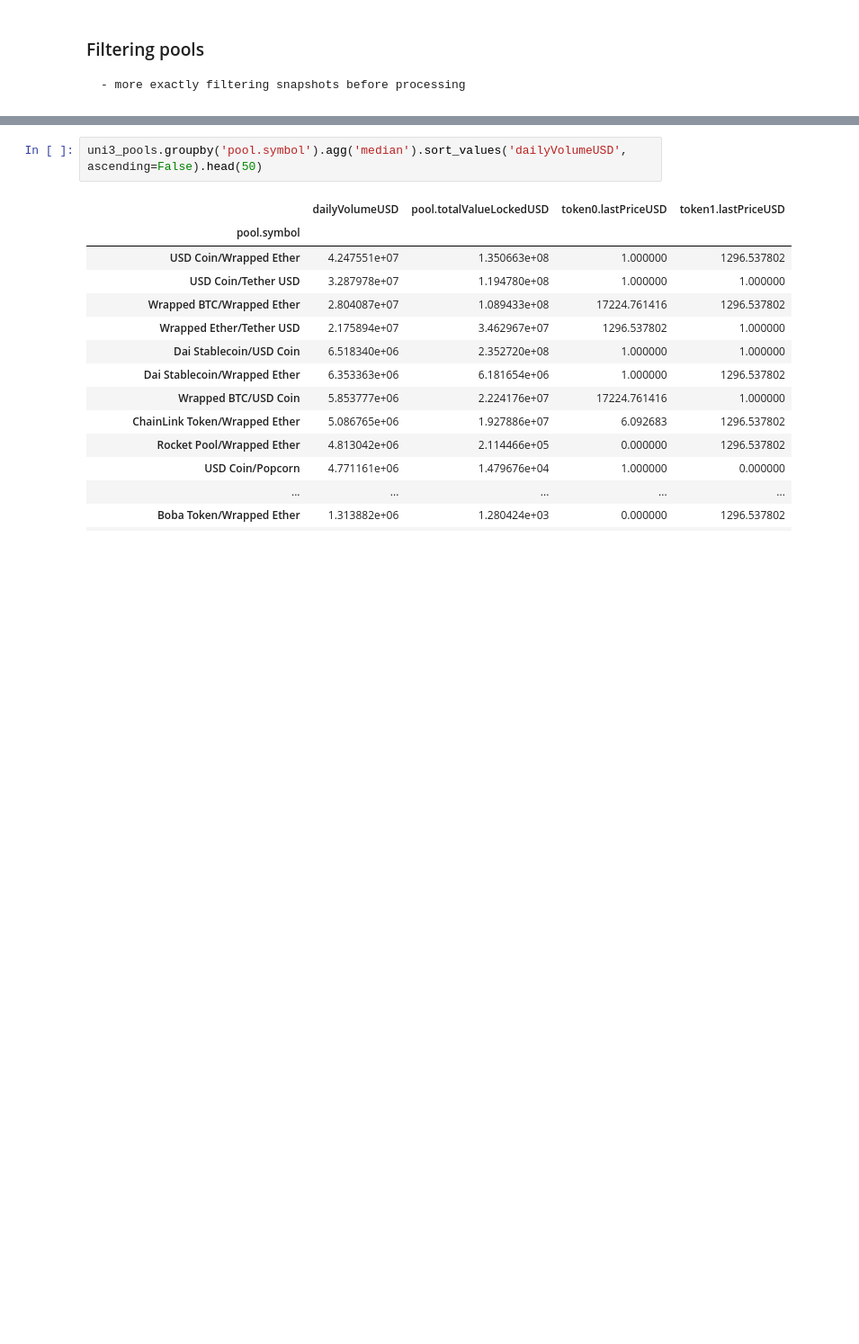
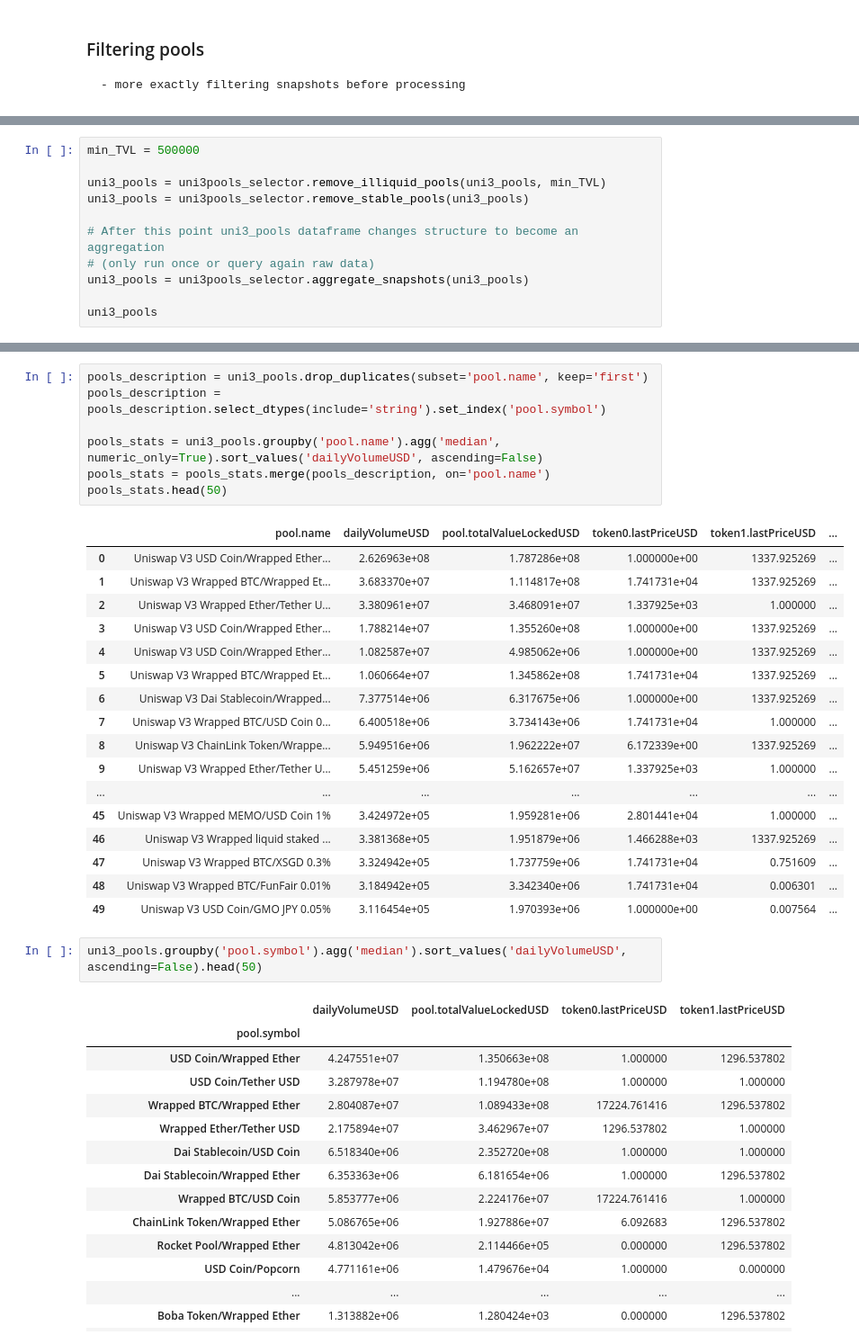
Before and after one commit to juliencarponcy/py0xcluster, a Jupyter notebook: notebooks/Pool_clustering.ipynb, the cells around one changed output, grey strips where cells are left out. Shown: that part at 90% size. Cells and saved outputs as stored; diff of their text form; blank space fills up the shorter version.

```diff
--- a/notebooks/Pool_clustering.ipynb
+++ b/notebooks/Pool_clustering.ipynb
@@ -120,0 +73,11 @@ uni3_pools.groupby('pool.symbol').agg('median').sort_values('dailyVolumeUSD', as
+# %%
+min_TVL = 500000
+
+uni3_pools = uni3pools_selector.remove_illiquid_pools(uni3_pools, min_TVL)
+uni3_pools = uni3pools_selector.remove_stable_pools(uni3_pools)
+
+# After this point uni3_pools dataframe changes structure to become an aggregation
+# (only run once or query again raw data)
+uni3_pools = uni3pools_selector.aggregate_snapshots(uni3_pools)
+
+uni3_pools
@@ -121,3 +100,28 @@ uni3_pools.groupby('pool.symbol').agg('median').sort_values('dailyVolumeUSD', as
+# %%
+pools_description = uni3_pools.drop_duplicates(subset='pool.name', keep='first')
+pools_description = pools_description.select_dtypes(include='string').set_index('pool.symbol')
+
+pools_stats = uni3_pools.groupby('pool.name').agg('median', numeric_only=True).sort_values('dailyVolumeUSD', ascending=False)
+pools_stats = pools_stats.merge(pools_description, on='pool.name')
+pools_stats.head(50)
+# %% [output]
+|  | pool.name | dailyVolumeUSD | pool.totalValueLockedUSD | token0.lastPriceUSD | token1.lastPriceUSD | ... |
+| 0 | Uniswap V3 USD Coin/Wrapped Ether... | 2.626963e+08 | 1.787286e+08 | 1.000000e+00 | 1337.925269 | ... |
+| 1 | Uniswap V3 Wrapped BTC/Wrapped Et... | 3.683370e+07 | 1.114817e+08 | 1.741731e+04 | 1337.925269 | ... |
+| 2 | Uniswap V3 Wrapped Ether/Tether U... | 3.380961e+07 | 3.468091e+07 | 1.337925e+03 | 1.000000 | ... |
+| 3 | Uniswap V3 USD Coin/Wrapped Ether... | 1.788214e+07 | 1.355260e+08 | 1.000000e+00 | 1337.925269 | ... |
+| 4 | Uniswap V3 USD Coin/Wrapped Ether... | 1.082587e+07 | 4.985062e+06 | 1.000000e+00 | 1337.925269 | ... |
+| 5 | Uniswap V3 Wrapped BTC/Wrapped Et... | 1.060664e+07 | 1.345862e+08 | 1.741731e+04 | 1337.925269 | ... |
+| 6 | Uniswap V3 Dai Stablecoin/Wrapped... | 7.377514e+06 | 6.317675e+06 | 1.000000e+00 | 1337.925269 | ... |
+| 7 | Uniswap V3 Wrapped BTC/USD Coin 0... | 6.400518e+06 | 3.734143e+06 | 1.741731e+04 | 1.000000 | ... |
+| 8 | Uniswap V3 ChainLink Token/Wrappe... | 5.949516e+06 | 1.962222e+07 | 6.172339e+00 | 1337.925269 | ... |
+| 9 | Uniswap V3 Wrapped Ether/Tether U... | 5.451259e+06 | 5.162657e+07 | 1.337925e+03 | 1.000000 | ... |
+| ... | ... | ... | ... | ... | ... | ... |
+| 45 | Uniswap V3 Wrapped MEMO/USD Coin 1% | 3.424972e+05 | 1.959281e+06 | 2.801441e+04 | 1.000000 | ... |
+| 46 | Uniswap V3 Wrapped liquid staked ... | 3.381368e+05 | 1.951879e+06 | 1.466288e+03 | 1337.925269 | ... |
+| 47 | Uniswap V3 Wrapped BTC/XSGD 0.3% | 3.324942e+05 | 1.737759e+06 | 1.741731e+04 | 0.751609 | ... |
+| 48 | Uniswap V3 Wrapped BTC/FunFair 0.01% | 3.184942e+05 | 3.342340e+06 | 1.741731e+04 | 0.006301 | ... |
+| 49 | Uniswap V3 USD Coin/GMO JPY 0.05% | 3.116454e+05 | 1.970393e+06 | 1.000000e+00 | 0.007564 | ... |
 # %%
 uni3_pools.groupby('pool.symbol').agg('median').sort_values('dailyVolumeUSD', ascending=False).head(50)
 # %% [output]
```
Also changed, not shown: parts of 4 cells of this notebook, 1 other file.
